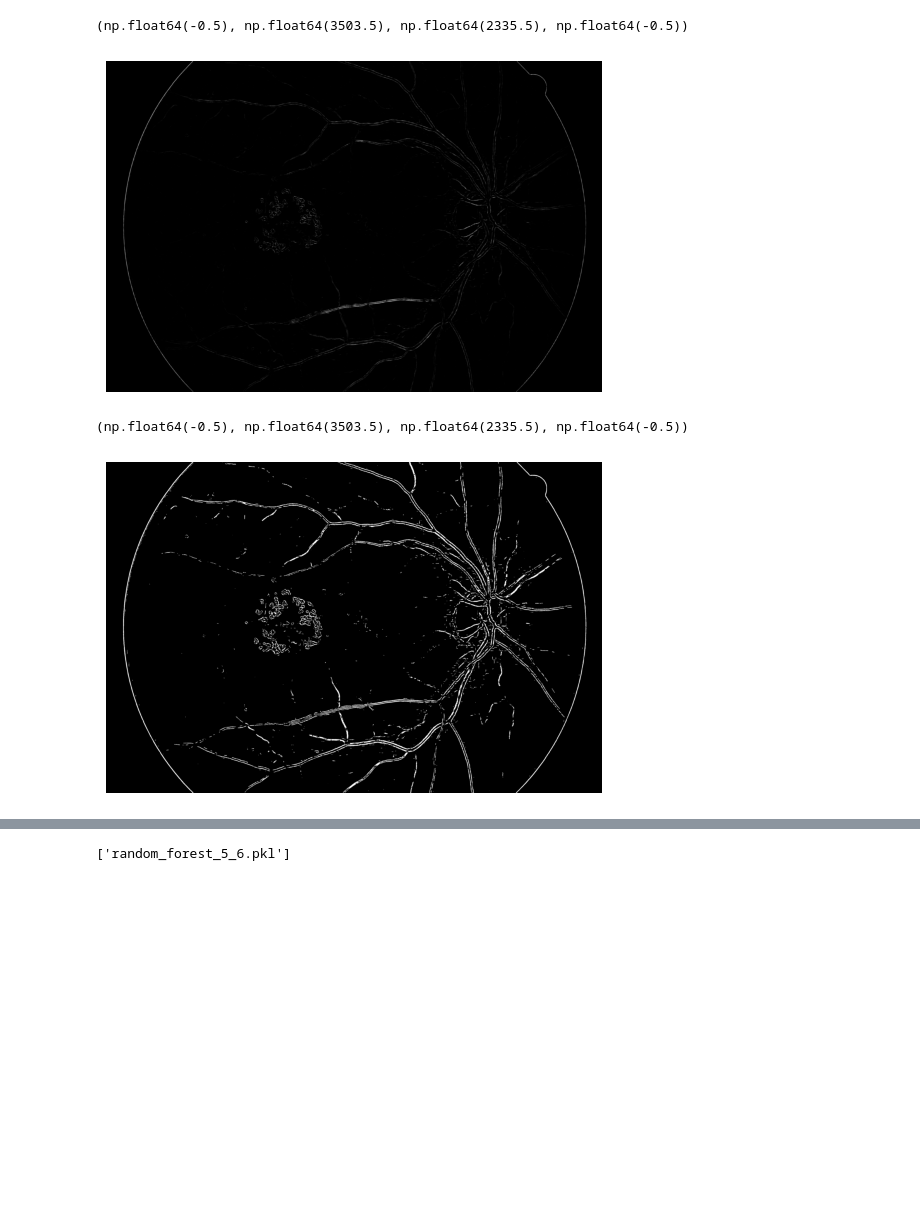
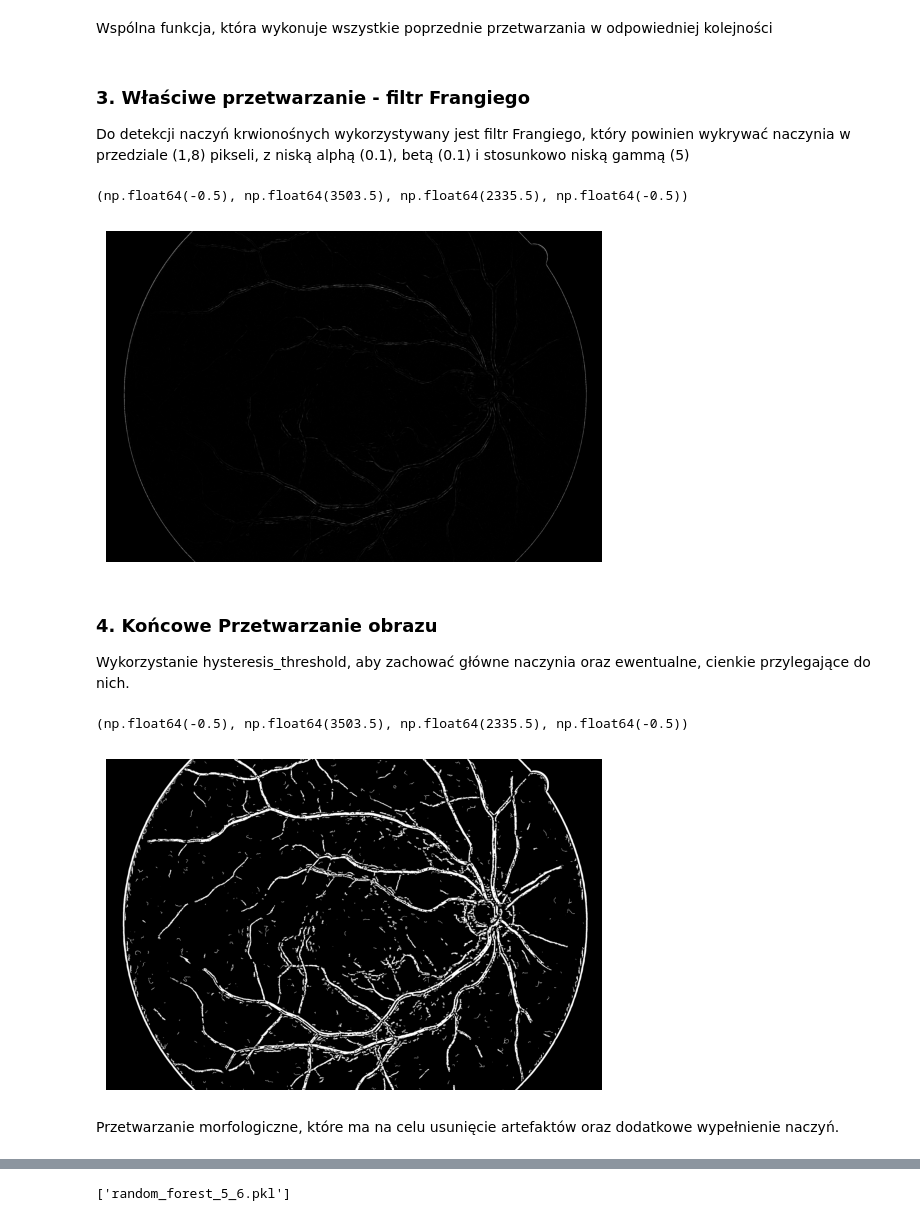
Before and after one commit to dysnomya/retinal-fundus-vessel-detection, a Jupyter notebook: dno_oka.ipynb, the cells around one changed output, grey strips where cells are left out. Saved outputs shown, nothing was run; the diff lists cells and outputs as text; code cells hidden in the pictures; blank space fills up the shorter version.

```diff
--- a/dno_oka.ipynb
+++ b/dno_oka.ipynb
@@ -163,3 +202,5 @@ plt.axis('off')
+# %% [markdown]
+Wspólna funkcja, która wykonuje wszystkie poprzednie przetwarzania w odpowiedniej kolejności
 # %%
 def preprocess_image(image):
     gc = set_green_channel(image)
@@ -167,29 +208,42 @@ def preprocess_image(image):
     equalized = apply_clahe(denoise)
     blurred = apply_gausian_blur(equalized)
     return blurred
+# %% [markdown]
+### 3. Właściwe przetwarzanie - filtr Frangiego
+
+Do detekcji naczyń krwionośnych wykorzystywany jest filtr Frangiego, który powinien wykrywać naczynia w przedziale (1,8) pikseli, z niską alphą (0.1), betą (0.1) i stosunkowo niską gammą (5)
 # %%
-frangi_img = frangi(equalized, sigmas=range(1, 8), alpha=0.1, beta=0.1, gamma=5)
-# frangi_img = frangi(equalized, sigmas=(1, 40), alpha=0.5, beta=0.5, gamma=15)
+def apply_framgi_filter(image):
+    # Apply Frangi filter
+    frangi_img = frangi(image, sigmas=range(1, 8), alpha=0.1, beta=0.1, gamma=5)
+    return frangi_img
+
+frangi_img = apply_framgi_filter(preprocessed_image)
 
 plt.imshow(frangi_img, cmap='gray')
 plt.axis('off')
 # %% [output]
 (np.float64(-0.5), np.float64(3503.5), np.float64(2335.5), np.float64(-0.5))
-[figure, old version]
+[figure, new version]
+# %% [markdown]
+### 4. Końcowe Przetwarzanie obrazu
+Wykorzystanie hysteresis_threshold, aby zachować główne naczynia oraz ewentualne, cienkie przylegające do nich.
 # %%
-low = 0.025
-high = 0.1
+def apply_threshold(img_for_threshold):
+    low = 0.001
+    high = 0.1
 
-img_for_threshold = frangi_img.copy()
+    hyst = apply_hysteresis_threshold(img_for_threshold, low, high).astype(np.uint8)
 
-hyst = apply_hysteresis_threshold(img_for_threshold, low, high).astype(np.uint8)
+    return hyst
 
-# bool_frangi = img_for_threshold > 0.5
-# hyst = remove_small_objects(img_as_bool(bool_frangi), min_size=50)
+hyst = apply_threshold(frangi_img)
 
 plt.imshow(hyst, cmap='gray')
 plt.axis('off')
 # %% [output]
 (np.float64(-0.5), np.float64(3503.5), np.float64(2335.5), np.float64(-0.5))
-[figure, old version]
+[figure, new version]
+# %% [markdown]
+Przetwarzanie morfologiczne, które ma na celu usunięcie artefaktów oraz dodatkowe wypełnienie naczyń.
 # %%
```
Also changed, not shown: parts of 28 cells of this notebook.
